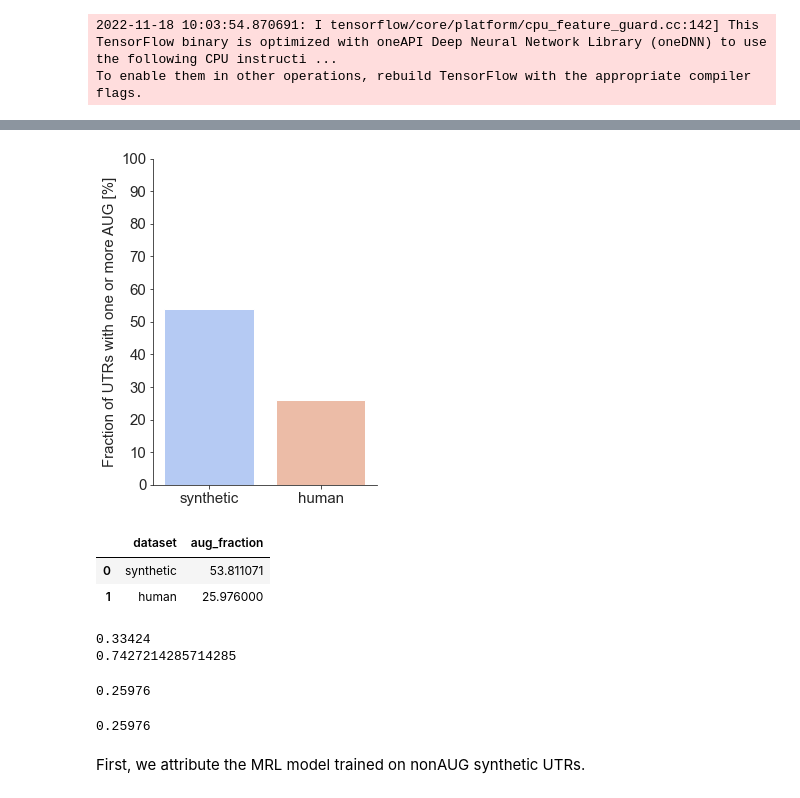
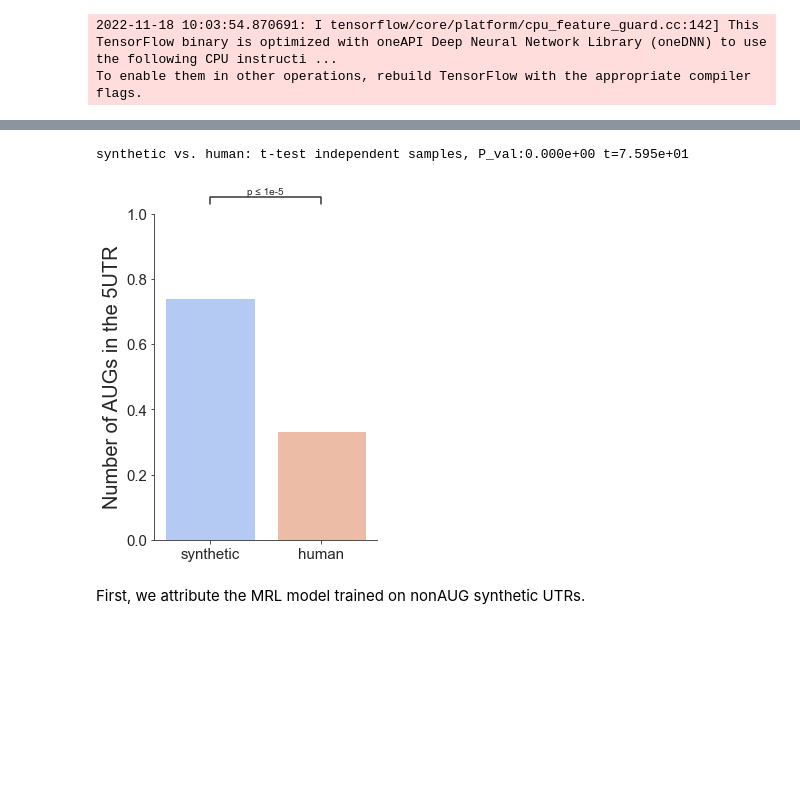
Before and after one commit to ohlerlab/mlcis, a Jupyter notebook: fig2_AUG_exclusion.ipynb, the cells around one changed output, grey strips where cells are left out. Cells and saved outputs as stored; diff of their text form; code cells hidden in the pictures; blank space fills up the shorter version.

```diff
--- a/fig2_AUG_exclusion.ipynb
+++ b/fig2_AUG_exclusion.ipynb
@@ -137,50 +146,42 @@ plt.ylim(0,0.005)
 # %%
 #count the fraction of reporters with AUG motif in their 5'UTR per library
-synthetic_library=my_utils.analyze(synthetic_library)
-human_library=my_utils.analyze(human_library)
+synthetic_library_a=my_utils.analyze(synthetic_library)
+human_library_a=my_utils.analyze(human_library)
 
 #calculate fraction of UTRs with one or more AUG motifs
-a=len(synthetic_library[synthetic_library['aug_number']>=1])/len(synthetic_library)
-b=len(human_library[human_library['aug_number']>=1])/len(human_library)
+a=len(synthetic_library_a[synthetic_library_a['aug_number']>=1])/len(synthetic_library_a)
+b=len(human_library_a[human_library_a['aug_number']>=1])/len(human_library_a)
 
 #make dataframe with data to plot
 aug_df=pd.DataFrame({'dataset':['synthetic', 'human'], 'aug_fraction':[a*100,b*100]})
-#libraries_2=pd.concat([synthetic_library, human_library], ignore_index=True)
+libraries_2=pd.concat([synthetic_library_a, human_library_a], ignore_index=True)
+libraries_2=libraries_2[['rl', 'dataset', 'aug_number']]
 
-#plot
-sns.set_style('ticks')
+#specify values to plot
+order=['synthetic', 'human']
+x='dataset'
+y='aug_number'
+pair=[('synthetic', 'human')]
+
+#plot data
 fig, ax = plt.subplots(figsize=(4,6))
-fig=sns.barplot(data=aug_df, x='dataset', y='aug_fraction', palette='coolwarm')
-fig.set(ylim=(0,100), yticks = range(0,110,10))
+sns.barplot(data=libraries_2, x='dataset', y='aug_number', palette='coolwarm', ax=ax, ci=None)
+plt.setp(ax, ylim=(0,1))
+
+annotator=Annotator(ax, pairs=pair, data=libraries_2, x=x, y=y, order=order)
+annotator.configure(test='t-test_ind', show_test_name=False, text_format='simple', loc='outside')
+annotator.apply_and_annotate()
+
 plt.xticks(fontsize=15)
 plt.yticks(fontsize=15)
-plt.ylabel('Fraction of UTRs with one or more AUG [%]', fontsize=15)
+plt.ylabel('Number of AUGs in the 5UTR', fontsize=20)
 plt.xlabel('')
-plt.ylim(0,100)
+
 sns.despine()
+plt.show()
 # %% [output]
+synthetic vs. human: t-test independent samples, P_val:0.000e+00 t=7.595e+01
-[figure, old version]
+[figure, new version]
-# %%
-aug_df
-# %% [output]
-|  | dataset | aug_fraction |
-| 0 | synthetic | 53.811071 |
-| 1 | human | 25.976000 |
-# %%
-print(human_library['aug_number'].mean())
-print(synthetic_library['aug_number'].mean())
-# %% [output]
-0.33424
-0.7427214285714285
-# %%
-len(synthetic_library[synthetic_library['aug_number']>=1])/len(synthetic_library)
-len(human_library[human_library['aug_number']>=1])/len(human_library)
-# %% [output]
-0.25976
-# %%
-len(human_library[human_library['aug_number']>=1])/len(human_library)
-# %% [output]
-0.25976
 # %% [markdown]
 First, we attribute the MRL model trained on nonAUG synthetic UTRs.
 # %%
```
Also changed, not shown: parts of 5 cells of this notebook, 8 other files.
